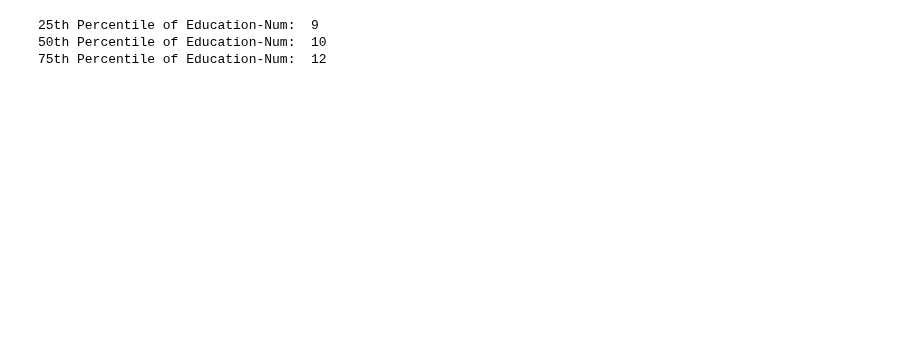
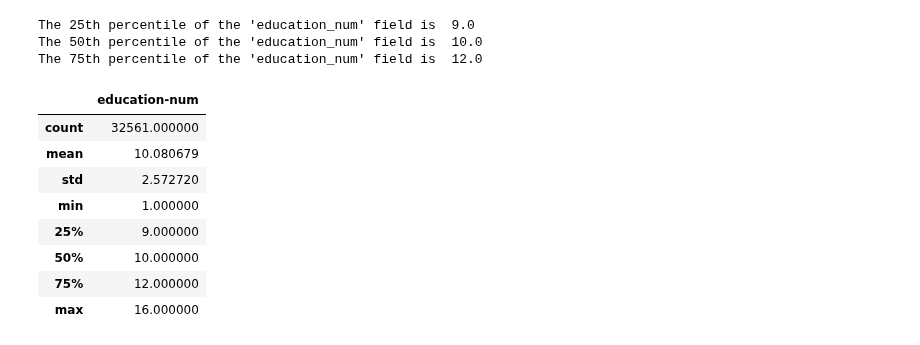
Before and after one commit to BrockForsythe/COSC311, a Jupyter notebook: Lab4/Lab4.ipynb, the cells around one changed output. Cells and saved outputs as stored; diff of their text form; code cells hidden in the pictures; blank space fills up the shorter version.

```diff
--- a/Lab4/Lab4.ipynb
+++ b/Lab4/Lab4.ipynb
@@ -1,10 +9,8 @@
 # %%
-import pandas as pd
-import numpy as np
-from matplotlib import pyplot as plt
+adults = pd.read_csv('adult.data',header=None, skipinitialspace=True,
+    names = ['age', 'workclass', 'fnlwgt', 'education','education-num', 'marital-status',
+            'occupation','relationship','race','sex','capital-gain','capital-loss',
+            'hours-per-week','native-country','income']
+)
 
-adults = pd.read_csv('adult.data', header=None, skipinitialspace=True,
-    names = ['age', 'workclass', 'fnlwgt', 'education', 'education-num',
-            'marital-status', 'occupation', 'relationship', 'race', 'sex',
-            'capital-gain', 'capital-loss', 'hours-per-week', 'native-country', 'income']
-)
+adults
@@ -44,9 +33,25 @@ q3 = temp.iloc[int(q3)]
-# %%
-print("25th Percentile of Education-Num: ", q1)
-print("50th Percentile of Education-Num: ", q2)
-print("75th Percentile of Education-Num: ", q3)
-# %% [output]
-25th Percentile of Education-Num:  9
-50th Percentile of Education-Num:  10
-75th Percentile of Education-Num:  12
+# %%
+educ_info = adults[['education-num']]
+
+print("The 25th percentile of the 'education_num' field is ", np.percentile(educ_info, 25))
+print("The 50th percentile of the 'education_num' field is ", np.percentile(educ_info, 50))
+print("The 75th percentile of the 'education_num' field is ", np.percentile(educ_info, 75))
+# %% [output]
+The 25th percentile of the 'education_num' field is  9.0
+The 50th percentile of the 'education_num' field is  10.0
+The 75th percentile of the 'education_num' field is  12.0
+# %%
+educ_info.describe()
+
+# this calculates the 25th, 50th, and 75th percentile of education-num easily. Now we can check our work
+# %% [output]
+|  | education-num |
+| count | 32561.000000 |
+| mean | 10.080679 |
+| std | 2.572720 |
+| min | 1.000000 |
+| 25% | 9.000000 |
+| 50% | 10.000000 |
+| 75% | 12.000000 |
+| max | 16.000000 |
 # %% [markdown]
```
Also changed, not shown: parts of 16 cells of this notebook.
